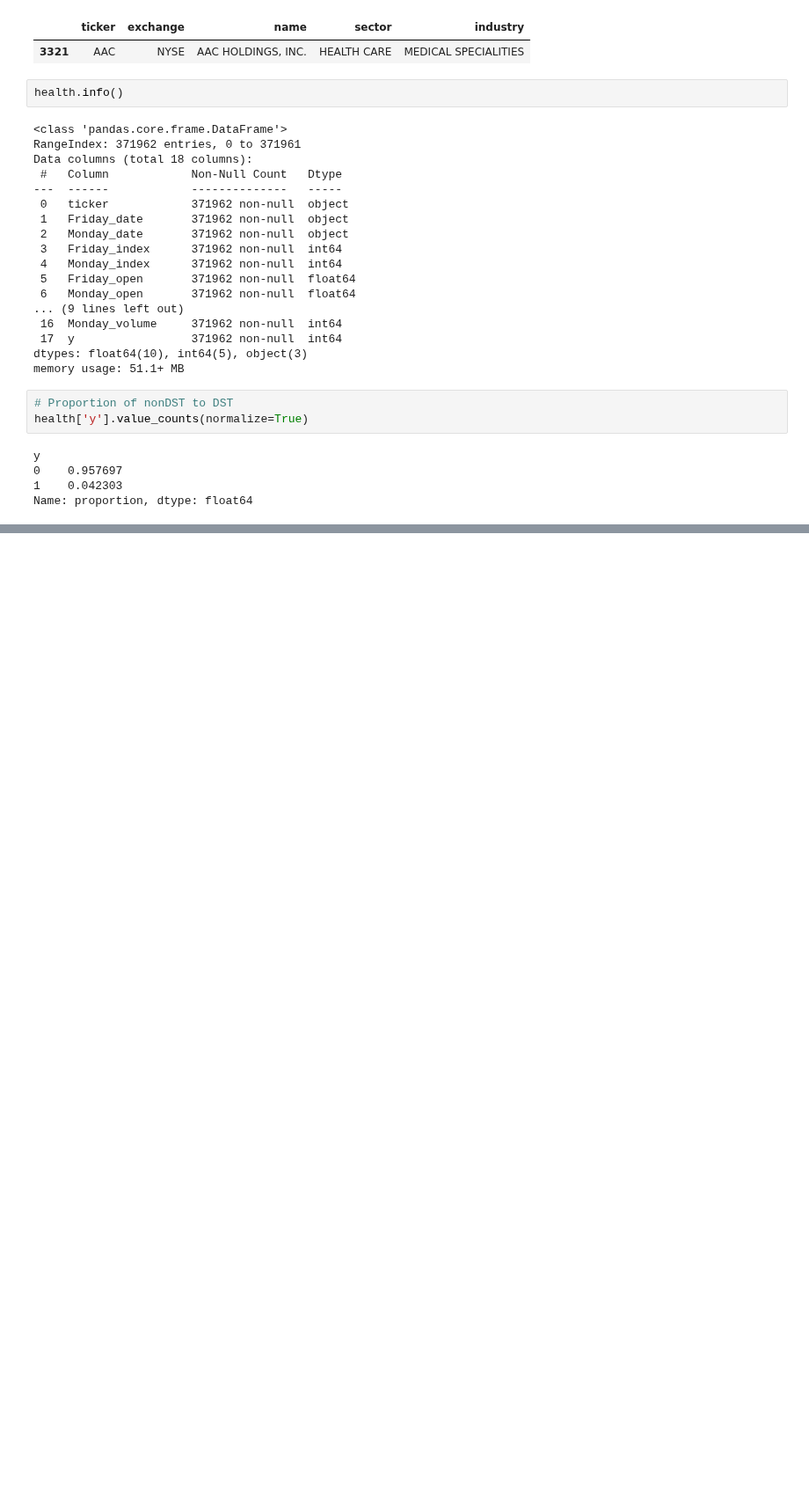
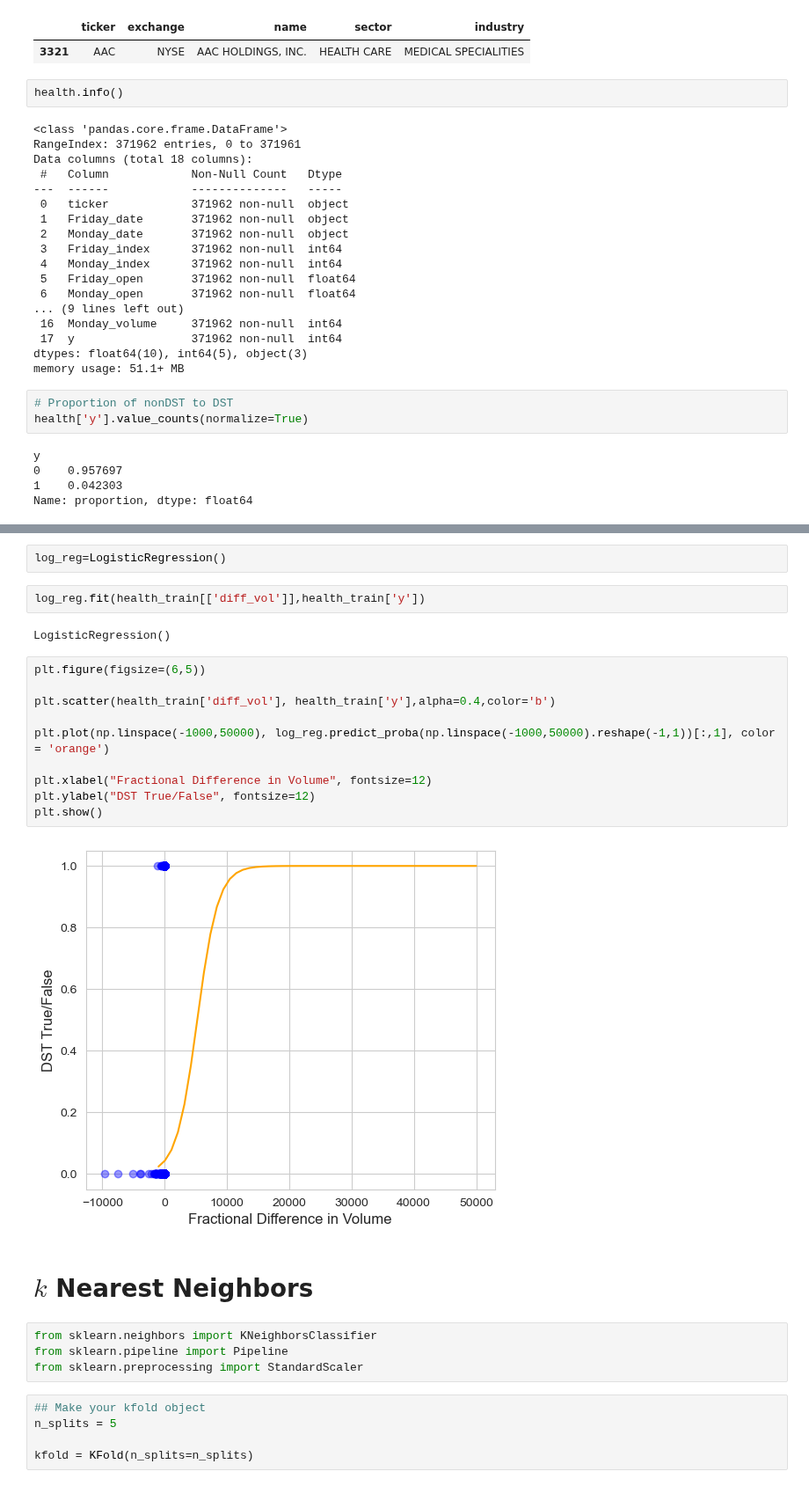
Before and after one commit to ghuckabe/DSTMarketAnalysis, a Jupyter notebook: kaggle_health_classify.ipynb, the cells around one changed output, grey strips where cells are left out. Shown at 88% size. Saved outputs shown, nothing was run; the diff lists cells and outputs as text; blank space fills up the shorter version.

```diff
--- a/kaggle_health_classify.ipynb
+++ b/kaggle_health_classify.ipynb
@@ -445,0 +498,29 @@ Name: proportion, dtype: float64
+# %%
+log_reg=LogisticRegression()
+# %%
+log_reg.fit(health_train[['diff_vol']],health_train['y'])
+# %% [output]
+LogisticRegression()
+# %%
+plt.figure(figsize=(6,5))
+
+plt.scatter(health_train['diff_vol'], health_train['y'],alpha=0.4,color='b')
+
+plt.plot(np.linspace(-1000,50000), log_reg.predict_proba(np.linspace(-1000,50000).reshape(-1,1))[:,1], color = 'orange')
+
+plt.xlabel("Fractional Difference in Volume", fontsize=12)
+plt.ylabel("DST True/False", fontsize=12)
+plt.show()
+# %% [output]
+[figure, added]
+# %% [markdown]
+# $k$ Nearest Neighbors
+# %%
+from sklearn.neighbors import KNeighborsClassifier
+from sklearn.pipeline import Pipeline
+from sklearn.preprocessing import StandardScaler
+# %%
+## Make your kfold object
+n_splits = 5
+
+kfold = KFold(n_splits=n_splits)
```
Also changed, not shown: parts of 16 cells of this notebook.
